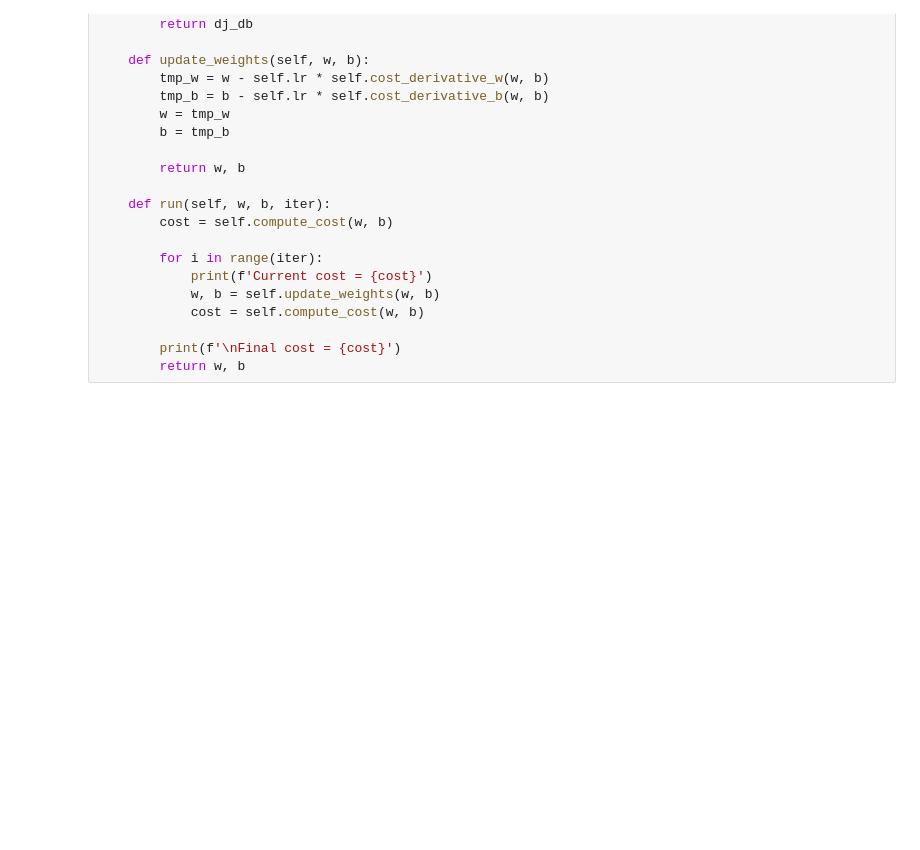
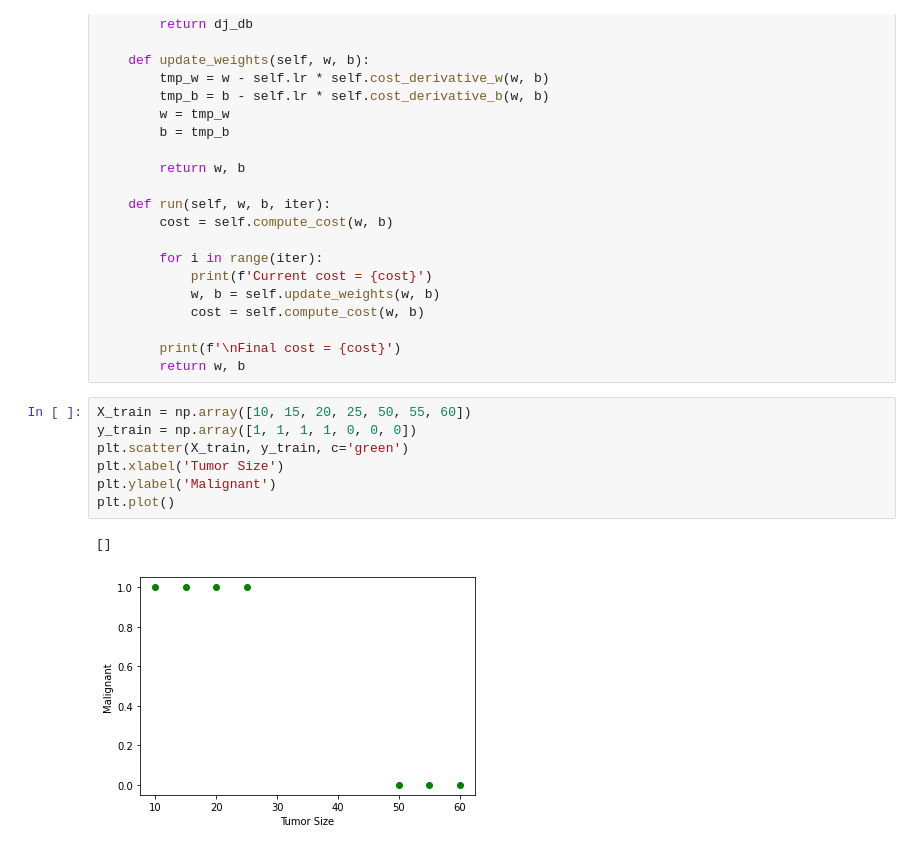
Before and after one commit to ammarlodhi255/supervised-learning-from-scratch, a Jupyter notebook: classification/using_linear_regression_to_solve_classification.ipynb, the cells around one changed output. Cells and saved outputs as stored; diff of their text form; blank space fills up the shorter version.

```diff
--- a/classification/using_linear_regression_to_solve_classification.ipynb
+++ b/classification/using_linear_regression_to_solve_classification.ipynb
@@ -62,3 +62,13 @@ class GradientDescentUnivariateLR():
 
         print(f'\nFinal cost = {cost}')
         return w, b
+# %%
+X_train = np.array([10, 15, 20, 25, 50, 55, 60])
+y_train = np.array([1, 1, 1, 1, 0, 0, 0])
+plt.scatter(X_train, y_train, c='green')
+plt.xlabel('Tumor Size')
+plt.ylabel('Malignant')
+plt.plot()
+# %% [output]
+[]
+[figure, added]
```
Also changed, not shown: parts of 3 cells of this notebook.
